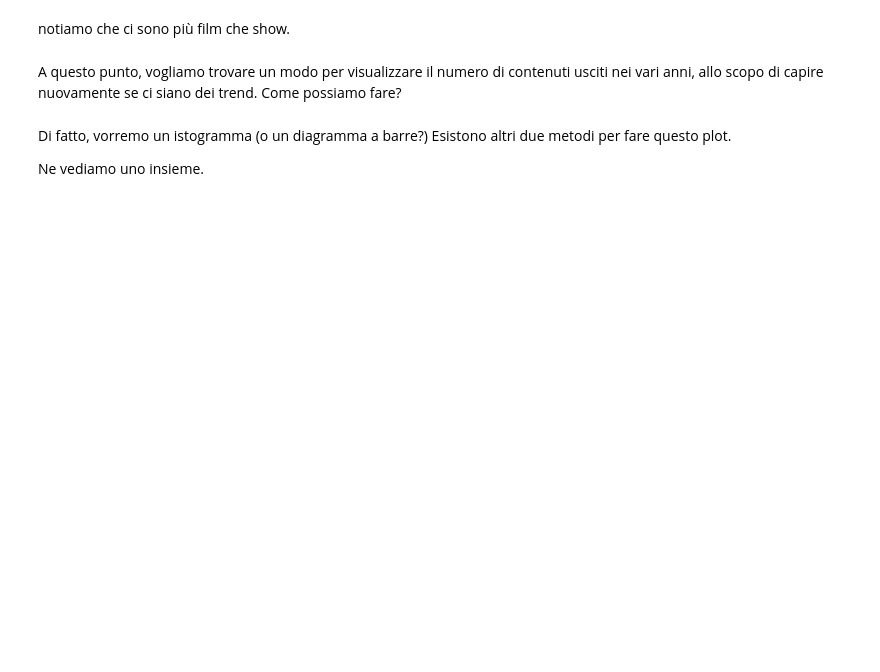
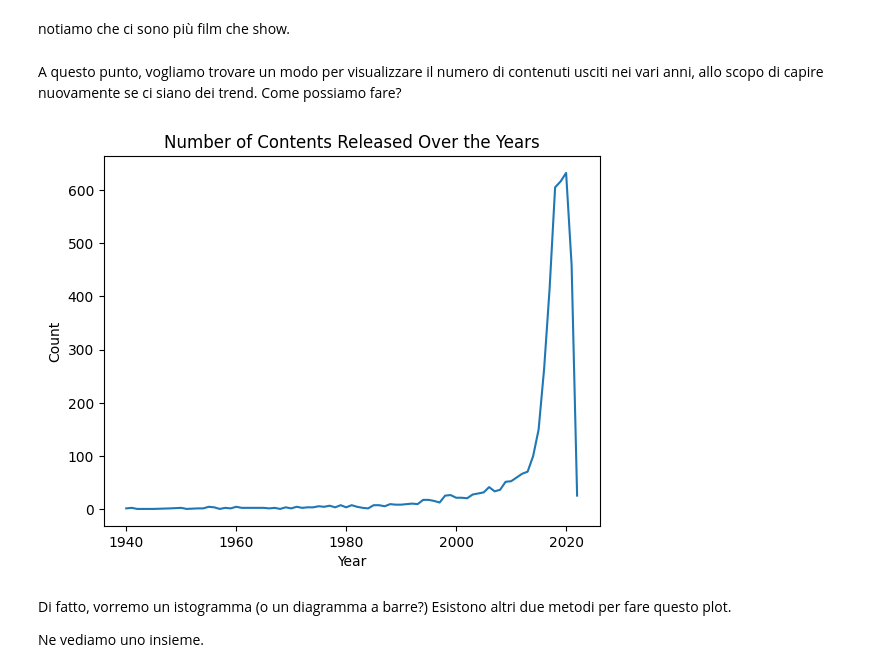
Before and after one commit to IosifPuha/SecondLabDS, a Jupyter notebook: laboratorio 2.ipynb, the cells around one changed output. Cells and saved outputs as stored; diff of their text form; code cells hidden in the pictures; blank space fills up the shorter version.

```diff
--- a/laboratorio 2.ipynb
+++ b/laboratorio 2.ipynb
@@ -541,3 +588,22 @@ A questo punto, vogliamo trovare un modo per visualizzare il numero di contenuti
+# %%
+
+# Calcoliamo il numero di contenuti per ogni anno
+content_per_year = integrate_titles['release_year'].value_counts().sort_index()
+
+# Creiamo un grafico a linea
+plt.plot(content_per_year.index, content_per_year.values)
+
+# Impostiamo le etichette degli assi
+plt.xlabel('Year')
+plt.ylabel('Count')
+
+# Impostiamo il titolo del grafico
+plt.title('Number of Contents Released Over the Years')
+
+# Mostriamo il grafico
+plt.show()
+# %% [output]
+[figure, added]
 # %%
 #codice qui
 # %% [markdown]
```
Also changed, not shown: parts of 21 cells of this notebook.
